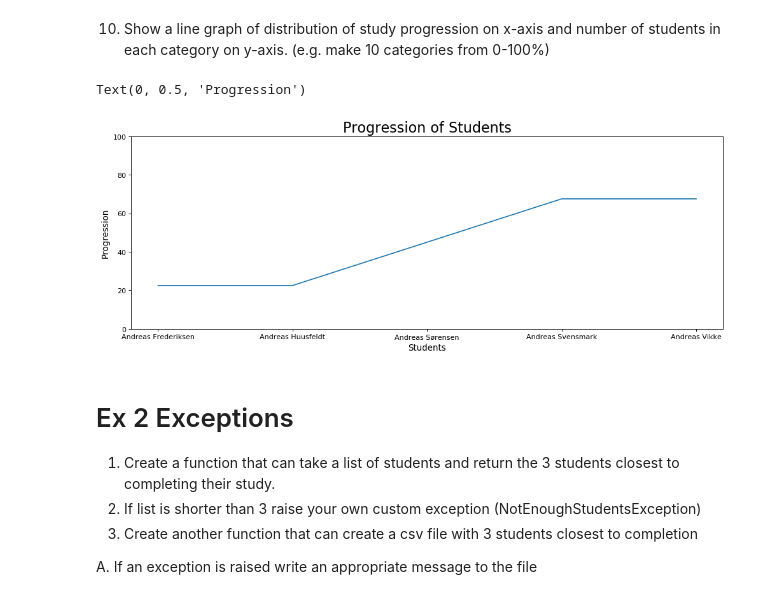
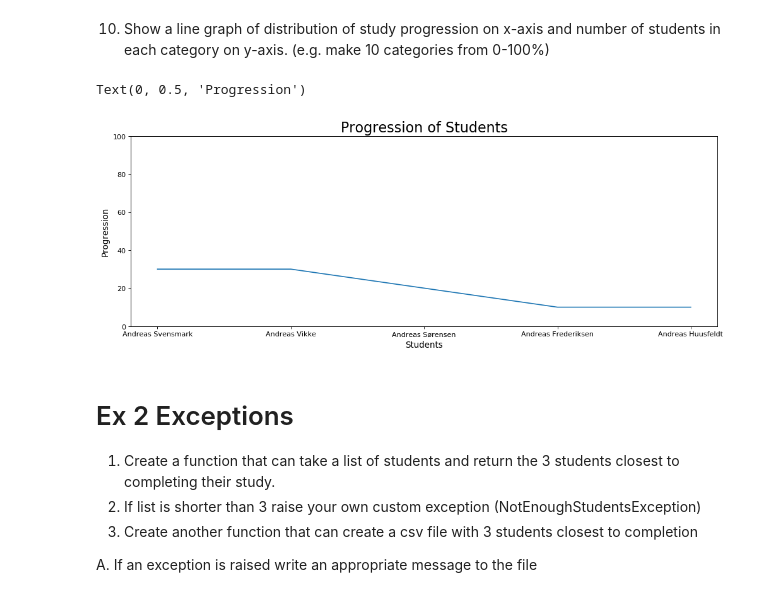
Before and after one commit to AndreasVikke-School/CPH-Business-Python, a Jupyter notebook: Week3/Week Exercise/Week3-Ex1.ipynb, the cells around one changed output. Cells and saved outputs as stored; diff of their text form; code cells hidden in the pictures.

```diff
--- a/Week3/Week Exercise/Week3-Ex1.ipynb
+++ b/Week3/Week Exercise/Week3-Ex1.ipynb
@@ -24,7 +24,7 @@ class Student():
         for course in self.data_sheet.courses:
             if(course.grade > 0):
                 etcs += course.ETCs
-        return (150 / 100) * etcs
+        return (etcs / 150) * 100
 
     def get_courses(self):
         return self.data_sheet.courses
@@ -159,27 +162,27 @@ Text(0, 0.5, 'Avg Grade')
 # %%
 progress = {}
 for student in students:
     progress[student] = students[student].get_progression()
 
-progress = {k: v for k, v in sorted(progress.items(), key=lambda item: item[1])}
+progress = {k: v for k, v in sorted(progress.items(), key=lambda item: item[1], reverse=True)}
 
 progressions = list(progress.values())
 names = list(progress.keys())
 
 plt.figure(num=None, figsize=(15, 5), dpi=80, facecolor='w', edgecolor='k')
 
 plt.plot(names, progressions)
 
 axes = plt.gca()
 axes.set_ylim([0, 100])
 
 plt.title('Progression of Students', fontsize=20)
 
 plt.xlabel("Students", fontsize=12)
 plt.ylabel("Progression", fontsize=12)
 # %% [output]
 Text(0, 0.5, 'Progression')
-[figure, old version]
+[figure, new version]
 # %% [markdown]
 # Ex 2 Exceptions
 
```
Also changed, not shown: parts of 2 cells of this notebook, 23 other files.
